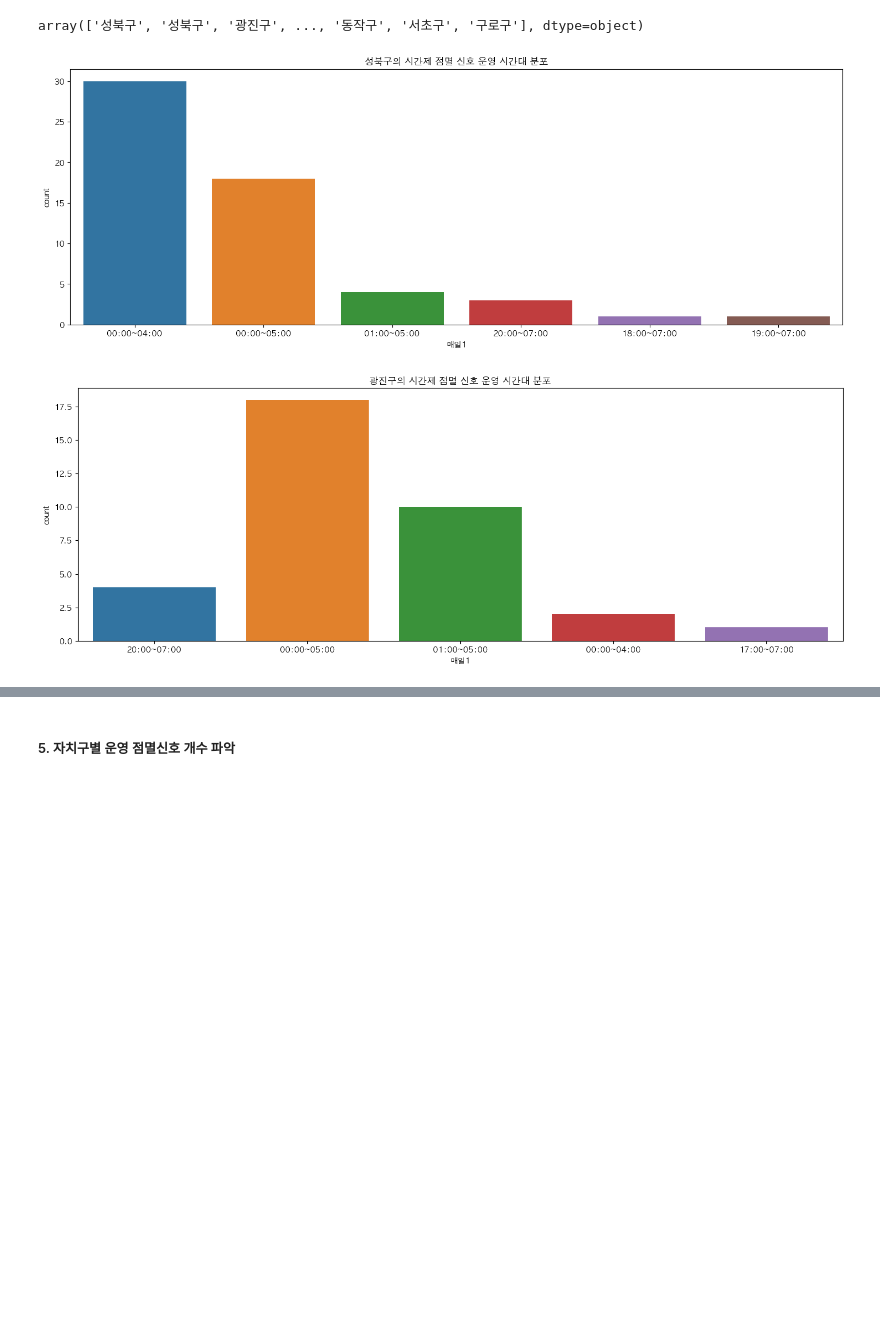
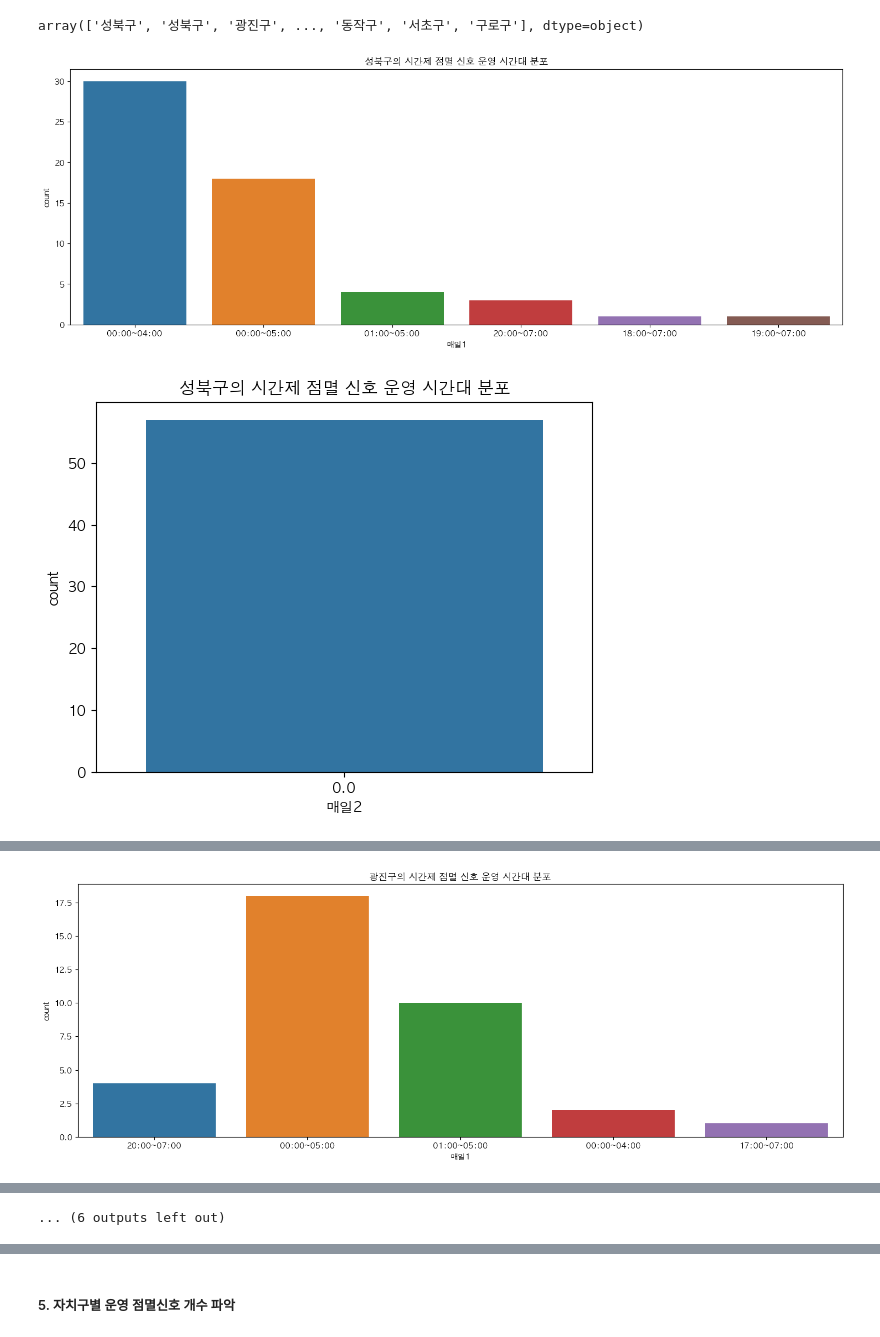
Before and after one commit to ds-kyuree/Pds_Capstone1_Practice_13, a Jupyter notebook: preprocessing/kr_점멸신호전처리.ipynb, the cells around one changed output, grey strips where cells are left out. Saved outputs shown, nothing was run; the diff lists cells and outputs as text; code cells hidden in the pictures; blank space fills up the shorter version.

```diff
--- a/preprocessing/kr_점멸신호전처리.ipynb
+++ b/preprocessing/kr_점멸신호전처리.ipynb
@@ -407,27 +407,32 @@ array(['성북구', '성북구', '광진구', ..., '동작구', '서초구', '
 # %%
 # 자치구별 시간제 점멸신호 운영 시간대 파악
 import seaborn as sns
 import matplotlib.pyplot as plt
 import warnings
 warnings.filterwarnings("ignore")
 
 from matplotlib import rc
 rc('font', family='AppleGothic') 			## 이 두 줄을
 plt.rcParams['axes.unicode_minus'] = False  ## 추가해줍니다.
 plt.rcParams['font.size'] = 10
 
-for i in res_time_sign['자치구명'].unique()[:4]:
+
+col = ['매일1','매일2','토요일1','토요일2','일요일','특이사항']
+for i in res_time_sign['자치구명'].unique()[:3]:
     groupby_gu = res_time_sign[res_time_sign['자치구명']==i]
+    # groupby_gu['매일2'] = groupby_gu['매일2'].astype(str)
+    # fig, axes = plt.subplots(1, 2, figsize=(18,6))
     plt.figure(figsize=(18,6))
-    plt.title('{0}의 시간제 점멸 신호 운영 시간대 분포'.format(i))
-    sns.countplot(groupby_gu['매일1'])
-    # plt.figure(figsize=(18,6))
+    # ax = fig.gca()
+    for s in col:
+        plt.title('{0}의 시간제 점멸 신호 운영 시간대 분포'.format(i))
+        sns.countplot(groupby_gu[s])
+        plt.show()
+
+    # plt.figure(figsize=(13,6))
     # plt.title('{0}의 시간제 점멸 신호 운영 시간대 분포'.format(i))
-    plt.show()
-# res_time_sign['자치구명'].value_counts()
-
-# for i in range(len(res_time_sign)):
-#     sns.countplot(res_time_sign[])
+    # sns.countplot(groupby_gu['매일2'])
+    # plt.show()
 # %% [output]
 [figure]
-[figure, old version]
+[figure, new version]
@@ -435,0 +443 @@ for i in res_time_sign['자치구명'].unique()[:4]:
+[figure, added]
@@ -435,0 +449 @@ for i in res_time_sign['자치구명'].unique()[:4]:
+... (6 outputs left out)
```
Also changed, not shown: parts of 2 cells of this notebook.
